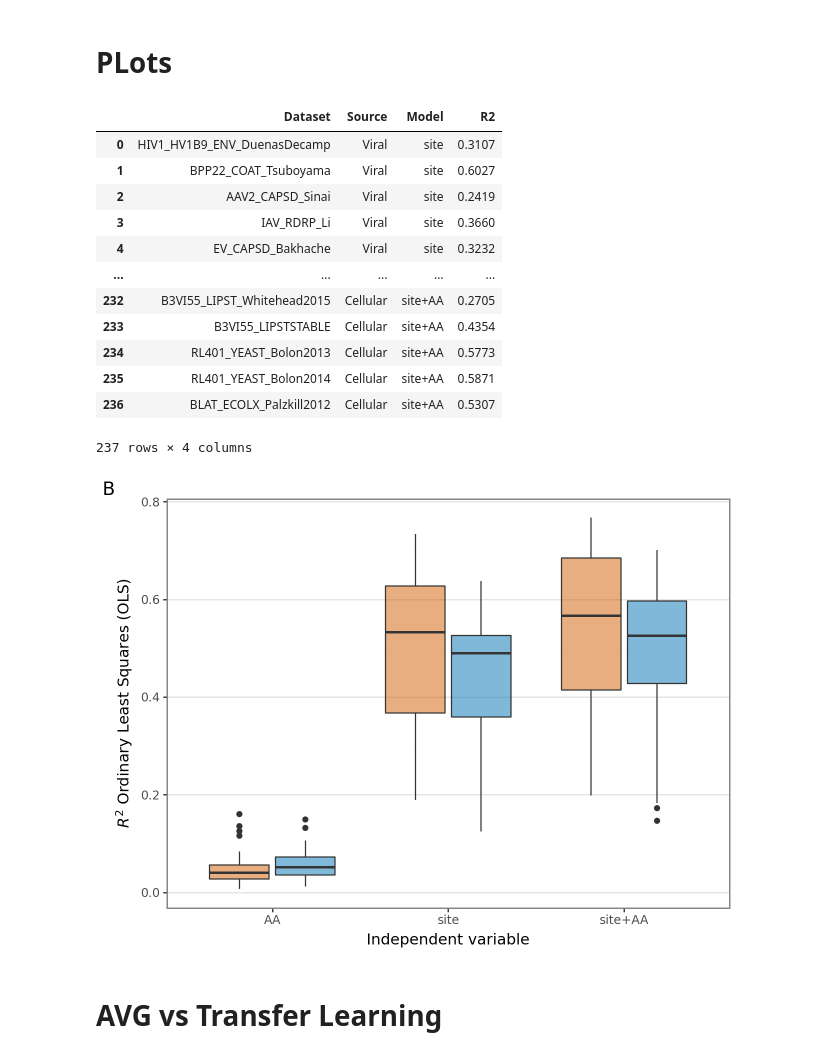
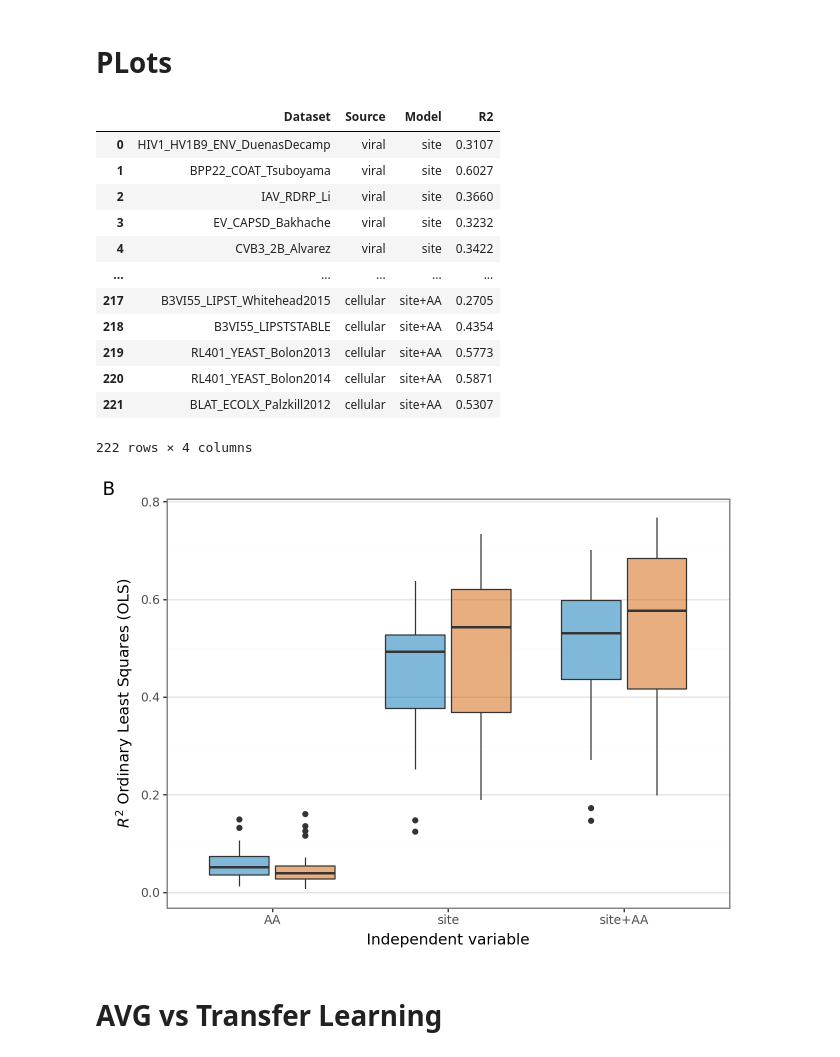
Before and after one commit to ziul-bio/DMS-SiteEffect-PLM, a Jupyter notebook: notebooks/regression.ipynb, the cells around one changed output. Cells and saved outputs as stored; diff of their text form; code cells hidden in the pictures.

```diff
--- a/notebooks/regression.ipynb
+++ b/notebooks/regression.ipynb
@@ -173,47 +212,44 @@ import os
 import pandas as pd
 import plotnine as pln
 # %%
-res_melt = pd.read_csv('../experiments/compiled_results/OLS_results.csv', index_col=0)
-res_melt['Model'] = res_melt['Model'].str.replace('R2_', '',)
-res_melt['Source'] = pd.Categorical(res_melt['Source'], categories=['Viral', 'Cellular'])
-res_melt['Model'] = res_melt['Model'].str.replace('mut', 'AA')
+res_melt = pd.read_csv('../experiments/compiled_results/res_OLS.csv', index_col=0)
 res_melt
 # %% [output]
 |  | Dataset | Source | Model | R2 |
-| 0 | HIV1_HV1B9_ENV_DuenasDecamp | Viral | site | 0.3107 |
-| 1 | BPP22_COAT_Tsuboyama | Viral | site | 0.6027 |
-| 2 | AAV2_CAPSD_Sinai | Viral | site | 0.2419 |
-| 3 | IAV_RDRP_Li | Viral | site | 0.3660 |
-| 4 | EV_CAPSD_Bakhache | Viral | site | 0.3232 |
+| 0 | HIV1_HV1B9_ENV_DuenasDecamp | viral | site | 0.3107 |
+| 1 | BPP22_COAT_Tsuboyama | viral | site | 0.6027 |
+| 2 | IAV_RDRP_Li | viral | site | 0.3660 |
+| 3 | EV_CAPSD_Bakhache | viral | site | 0.3232 |
+| 4 | CVB3_2B_Alvarez | viral | site | 0.3422 |
 | ... | ... | ... | ... | ... |
-| 232 | B3VI55_LIPST_Whitehead2015 | Cellular | site+AA | 0.2705 |
-| 233 | B3VI55_LIPSTSTABLE | Cellular | site+AA | 0.4354 |
-| 234 | RL401_YEAST_Bolon2013 | Cellular | site+AA | 0.5773 |
-| 235 | RL401_YEAST_Bolon2014 | Cellular | site+AA | 0.5871 |
-| 236 | BLAT_ECOLX_Palzkill2012 | Cellular | site+AA | 0.5307 |
+| 217 | B3VI55_LIPST_Whitehead2015 | cellular | site+AA | 0.2705 |
+| 218 | B3VI55_LIPSTSTABLE | cellular | site+AA | 0.4354 |
+| 219 | RL401_YEAST_Bolon2013 | cellular | site+AA | 0.5773 |
+| 220 | RL401_YEAST_Bolon2014 | cellular | site+AA | 0.5871 |
+| 221 | BLAT_ECOLX_Palzkill2012 | cellular | site+AA | 0.5307 |
-237 rows × 4 columns
+222 rows × 4 columns
 # %%
 p1 = (
     #pln.ggplot(res_melt, pln.aes(y='R2', x='Source', color='Model'))
     pln.ggplot(res_melt, pln.aes(y='R2', x='Model', fill='Source'))
-    + pln.scale_fill_manual(values={"Viral": "#D55E00", "Cellular": "#0072B2"})
+    + pln.scale_fill_manual(values={"viral": "#D55E00", "cellular": "#0072B2"})
     + pln.geom_boxplot(alpha=0.5)
     + pln.theme_bw()
     +pln.labs(
         y='$R^2$ Ordinary Least Squares (OLS)',
         x='Independent variable',
         tag='B')
     + pln.theme(
         #figure_size=(5,4),
         legend_position='none',
         panel_grid_major_x=pln.element_blank(),
         legend_title=pln.element_blank())
     )
 
 
 p1#.save('../experiments/OLS/OLS_site_categorical_source.png', dpi=600)
 # %% [output]
-[figure, old version]
+[figure, new version]
 # %% [markdown]
 # AVG vs Transfer Learning
 # %%
```
Also changed, not shown: parts of 7 cells of this notebook.
